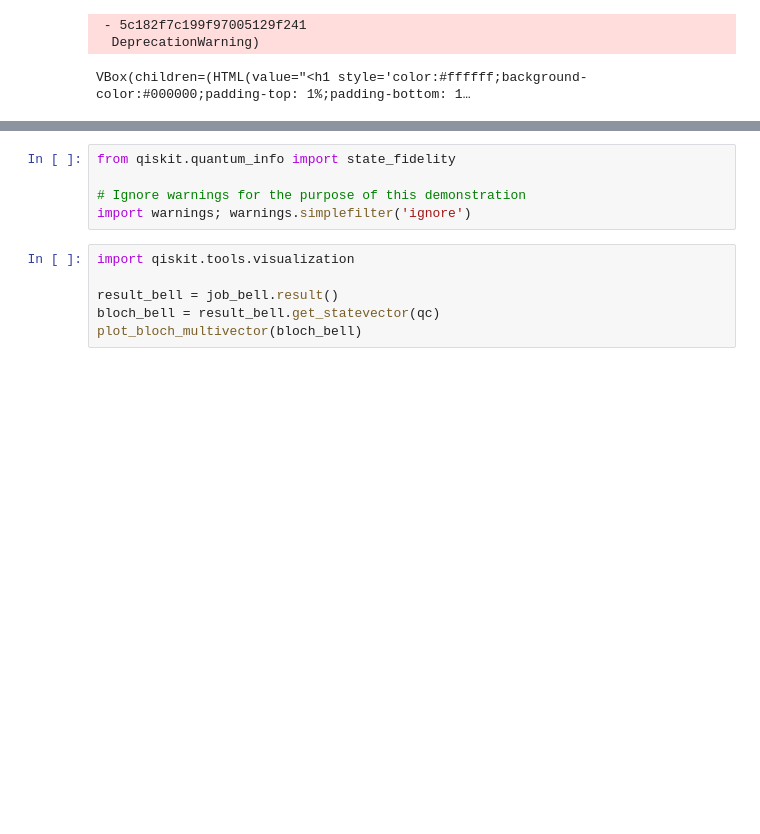
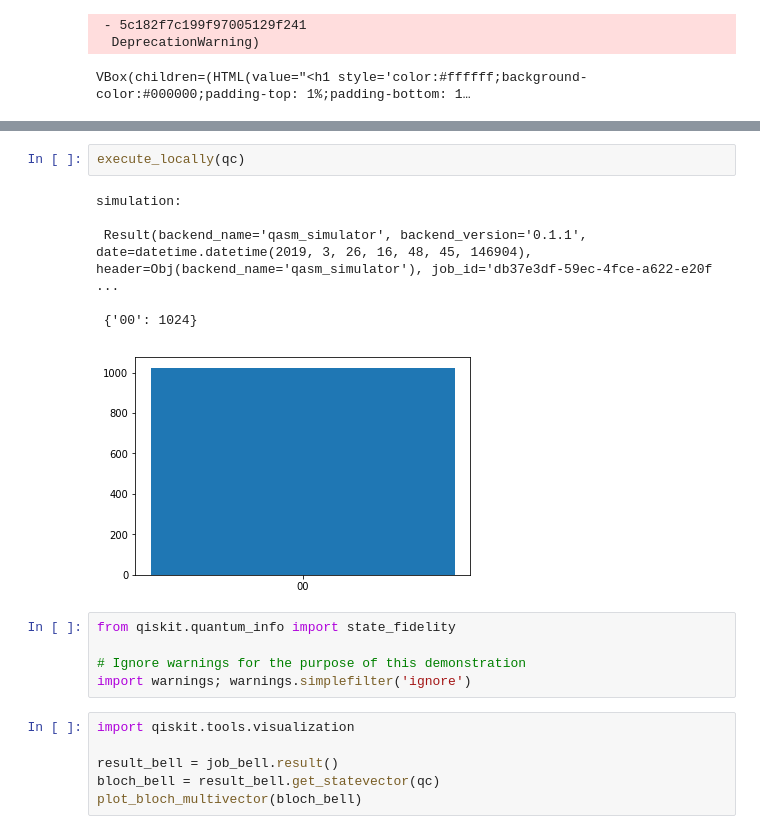
Before and after one commit to afonsofr/Qiskit_hands_on, a Jupyter notebook: basics.ipynb, the cells around one changed output, grey strips where cells are left out. Cells and saved outputs as stored; diff of their text form; blank space fills up the shorter version.

```diff
--- a/basics.ipynb
+++ b/basics.ipynb
@@ -347,3 +473,12 @@ VBox(children=(HTML(value="<h1 style='color:#ffffff;background-color:#000000;pad
+# %%
+execute_locally(qc)
+# %% [output]
+simulation:
+
+ Result(backend_name='qasm_simulator', backend_version='0.1.1', date=datetime.datetime(2019, 3, 26, 16, 48, 45, 146904), header=Obj(backend_name='qasm_simulator'), job_id='db37e3df-59ec-4fce-a622-e20f ...
+
+ {'00': 1024}
+[figure, added]
 # %%
 from qiskit.quantum_info import state_fidelity
 
```
Also changed, not shown: parts of 10 cells of this notebook, 1 other file.
